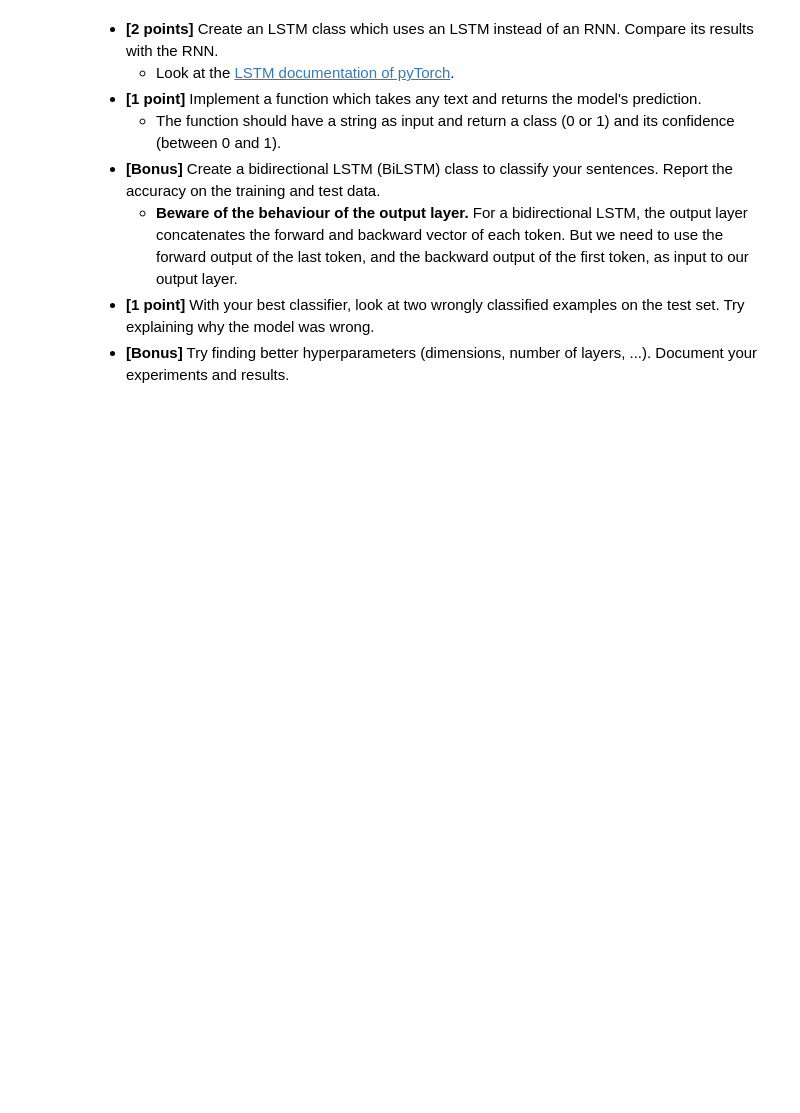
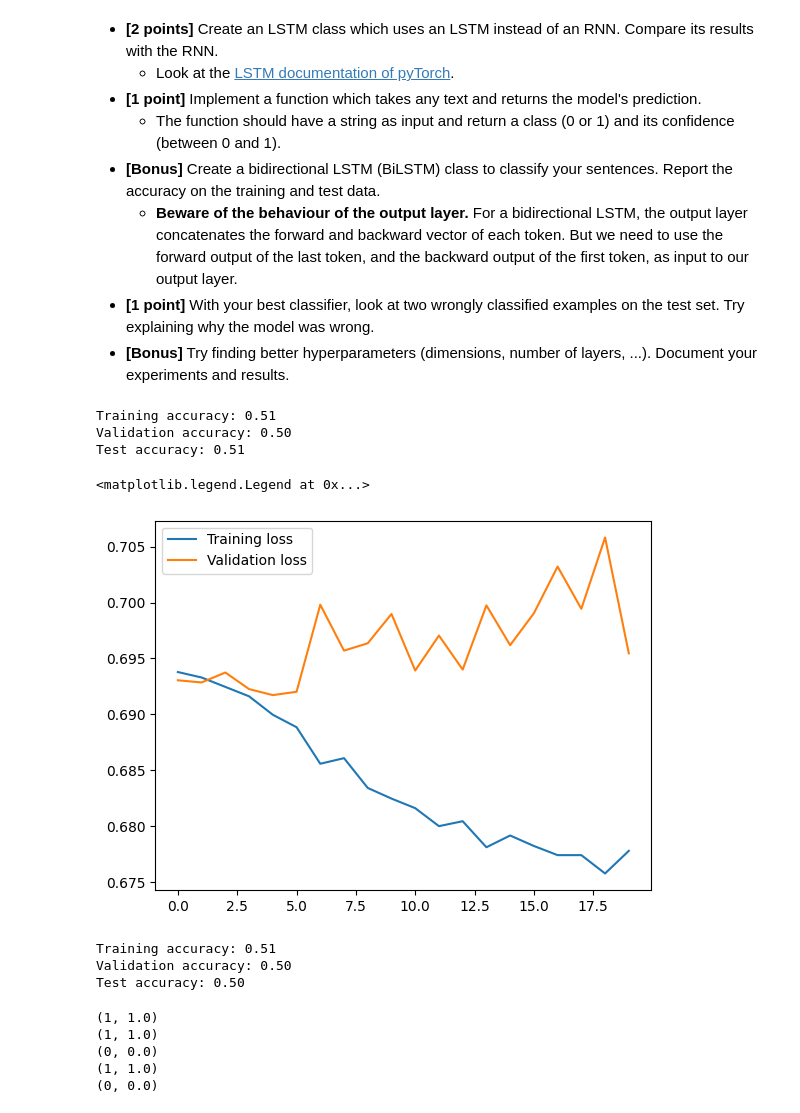
Before and after one commit to QuentinFISCH/nlp1-lab2, a Jupyter notebook: lab05/02_using_pyTorch_RNNs.ipynb, the cells around one changed output. Saved outputs shown, nothing was run; the diff lists cells and outputs as text; code cells hidden in the pictures; blank space fills up the shorter version.

```diff
--- a/lab05/02_using_pyTorch_RNNs.ipynb
+++ b/lab05/02_using_pyTorch_RNNs.ipynb
@@ -55,7 +55,7 @@ tokenizer = get_tokenizer("basic_english")
 vocabulary = vocab(
     Counter(token for text in tqdm(train_df["text"]) for token in tokenizer(text)),
     min_freq=10,
-    specials=["<unk>"]
+    specials=["<unk>", "<pad>"]
 )
 vocabulary.set_default_index(vocabulary["<unk>"])
 
@@ -250,0 +272,8 @@ plt.legend()
+# %%
+print(f"Training accuracy: {accuracy(best_model, train_gen):.2f}")
+print(f"Validation accuracy: {accuracy(best_model, valid_gen):.2f}")
+print(f"Test accuracy: {accuracy(best_model, test_gen):.2f}")
+# %% [output]
+Training accuracy: 0.51
+Validation accuracy: 0.50
+Test accuracy: 0.51
@@ -250,0 +337,22 @@ plt.legend()
+# %%
+# Compare its results with the RNN.
+model = LSTM(len(vocabulary), 32, 64, 1, 1).to(device)
+criterion = nn.BCEWithLogitsLoss()
+optimizer = torch.optim.Adam(model.parameters())
+
+best_model_lstm, train_losses, valid_losses = train(model, criterion, optimizer, 20, train_gen, valid_gen)
+
+plt.plot(train_losses, label="Training loss")
+plt.plot(valid_losses, label="Validation loss")
+plt.legend()
+# %% [output]
+<matplotlib.legend.Legend at 0x...>
+[figure, added]
+# %%
+print(f"Training accuracy: {accuracy(best_model_lstm, train_gen):.2f}")
+print(f"Validation accuracy: {accuracy(best_model_lstm, valid_gen):.2f}")
+print(f"Test accuracy: {accuracy(best_model_lstm, test_gen):.2f}")
+# %% [output]
+Training accuracy: 0.51
+Validation accuracy: 0.50
+Test accuracy: 0.50
@@ -250,0 +384,13 @@ plt.legend()
+# %%
+# Test the function on a few examples.
+print(predict(best_model, "I love this movie!"))
+print(predict(best_model, "I hate this movie!"))
+print(predict(best_model, "This movie is great!"))
+print(predict(best_model, "This movie is bad!"))
+print(predict(best_model, "What to think about this movie?"))
+# %% [output]
+(1, 1.0)
+(1, 1.0)
+(0, 0.0)
+(1, 1.0)
+(0, 0.0)
```
Also changed, not shown: parts of 10 cells of this notebook, 1 other file.
